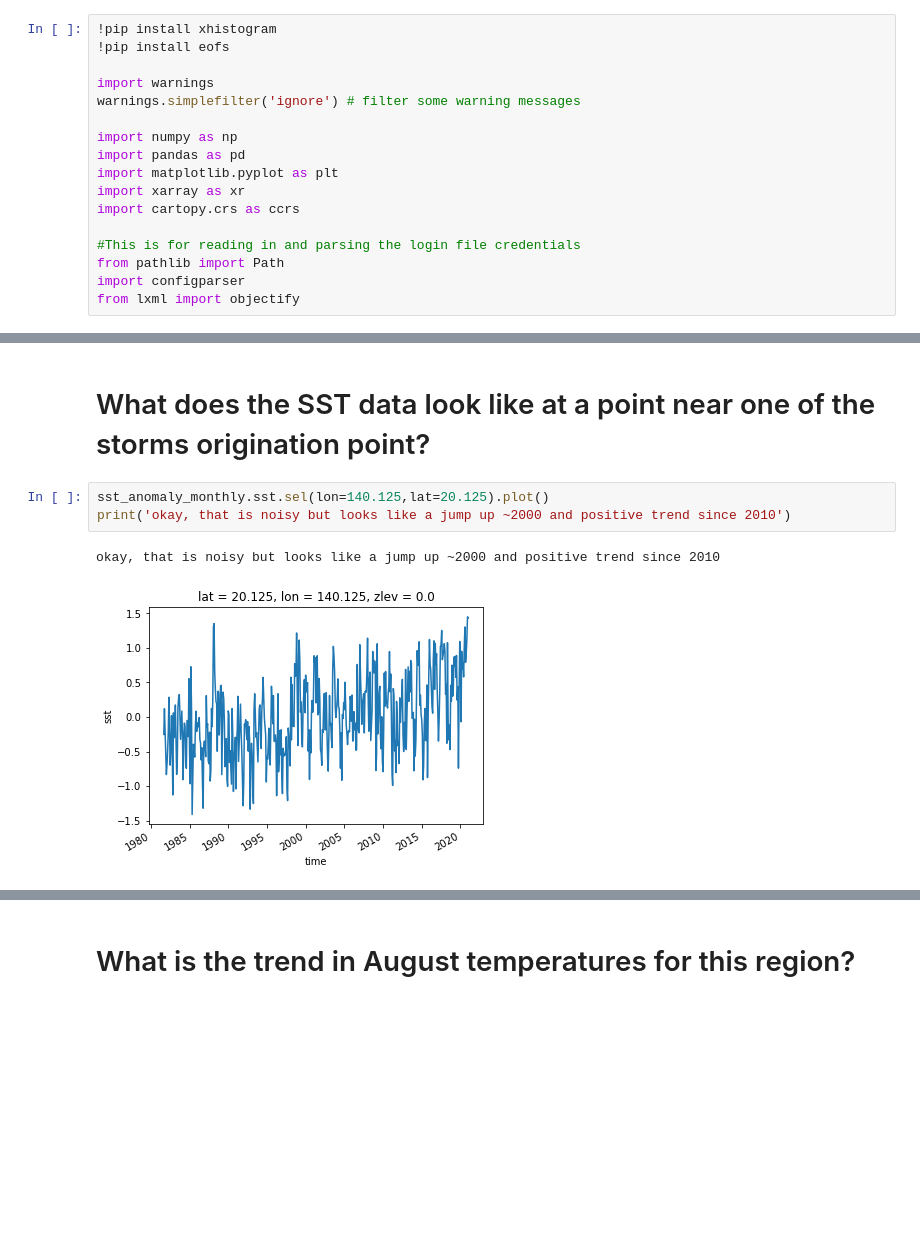
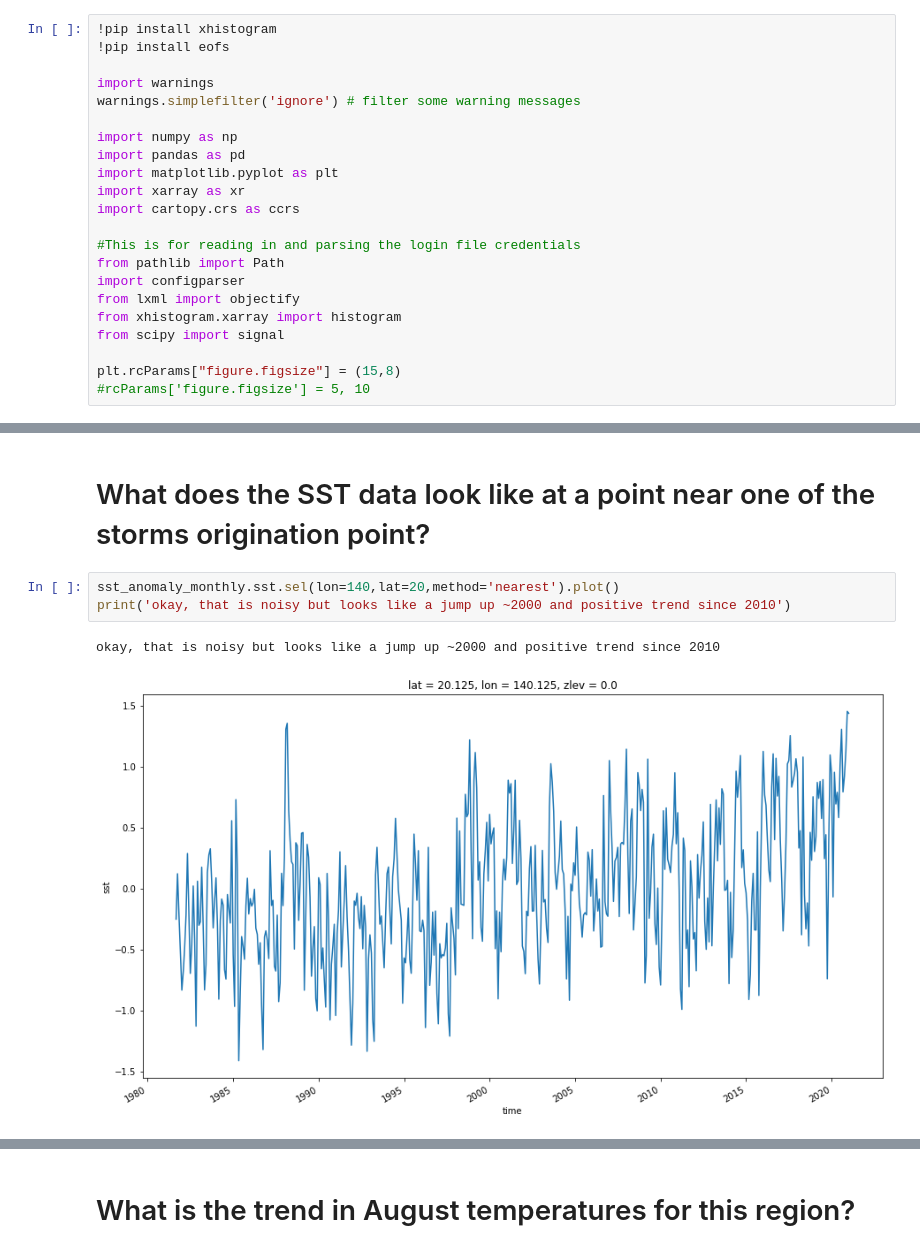
Before and after one commit to cgentemann/cloud_science, a Jupyter notebook: sst_science/SST_near_Korean_Typhoons.ipynb, the cells around one changed output, grey strips where cells are left out. Drawn from its saved outputs; the diff is of its cells as text; blank space fills up the shorter version.

```diff
--- a/sst_science/SST_near_Korean_Typhoons.ipynb
+++ b/sst_science/SST_near_Korean_Typhoons.ipynb
@@ -27,3 +34,8 @@ import cartopy.crs as ccrs
 from pathlib import Path
 import configparser
 from lxml import objectify
+from xhistogram.xarray import histogram
+from scipy import signal
+
+plt.rcParams["figure.figsize"] = (15,8)
+#rcParams['figure.figsize'] = 5, 10
@@ -303,11 +279,11 @@ Wall time: 45.2 s
 # %% [markdown]
 # What does the SST data look like at a point near one of the storms origination point?
 # %%
-sst_anomaly_monthly.sst.sel(lon=140.125,lat=20.125).plot()
+sst_anomaly_monthly.sst.sel(lon=140,lat=20,method='nearest').plot()
 print('okay, that is noisy but looks like a jump up ~2000 and positive trend since 2010')
 # %% [output]
 okay, that is noisy but looks like a jump up ~2000 and positive trend since 2010
-[figure, old version]
+[figure, new version]
 # %%
 # plot monthly SST anomaly around where these storms started, zoom in on 2010 - present
 sst_anomaly_monthly.sst.sel(lon=140.125,lat=20.125,time=slice('2010','2021')).plot()
```
Also changed, not shown: parts of 34 cells of this notebook.
